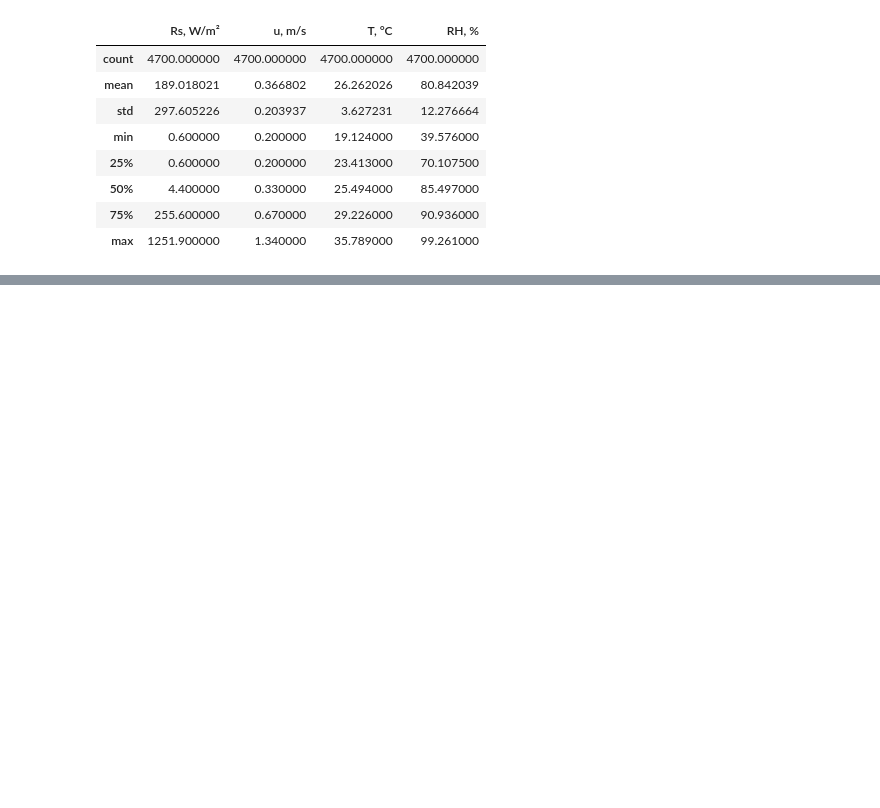
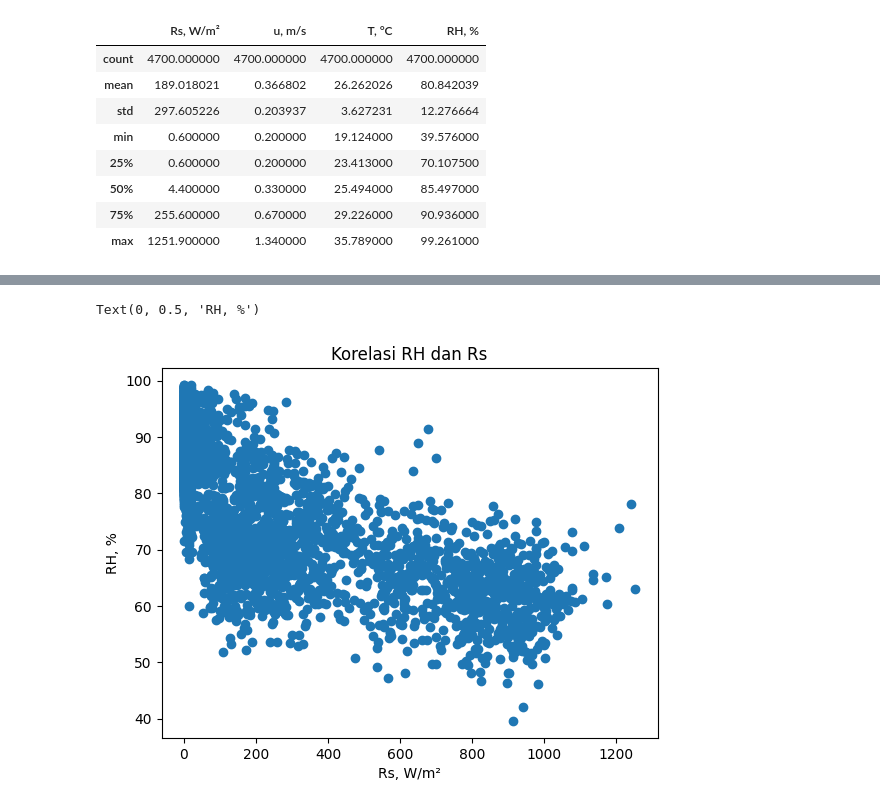
Before and after one commit to Aprilianiput21/TA_Model-ETp, a Jupyter notebook: EDA.ipynb, the cells around one changed output, grey strips where cells are left out. Cells and saved outputs as stored; diff of their text form; code cells hidden in the pictures; blank space fills up the shorter version.

```diff
--- a/EDA.ipynb
+++ b/EDA.ipynb
@@ -120,0 +141,11 @@ df.describe()
+# %%
+y = df['RH, %']
+x = df['Rs, W/m²']
+plt.scatter(x,y)
+
+plt.title("Korelasi RH dan Rs")
+plt.xlabel('Rs, W/m²')
+plt.ylabel('RH, %')
+# %% [output]
+Text(0, 0.5, 'RH, %')
+[figure, added]
```
Also changed, not shown: parts of 4 cells of this notebook.
